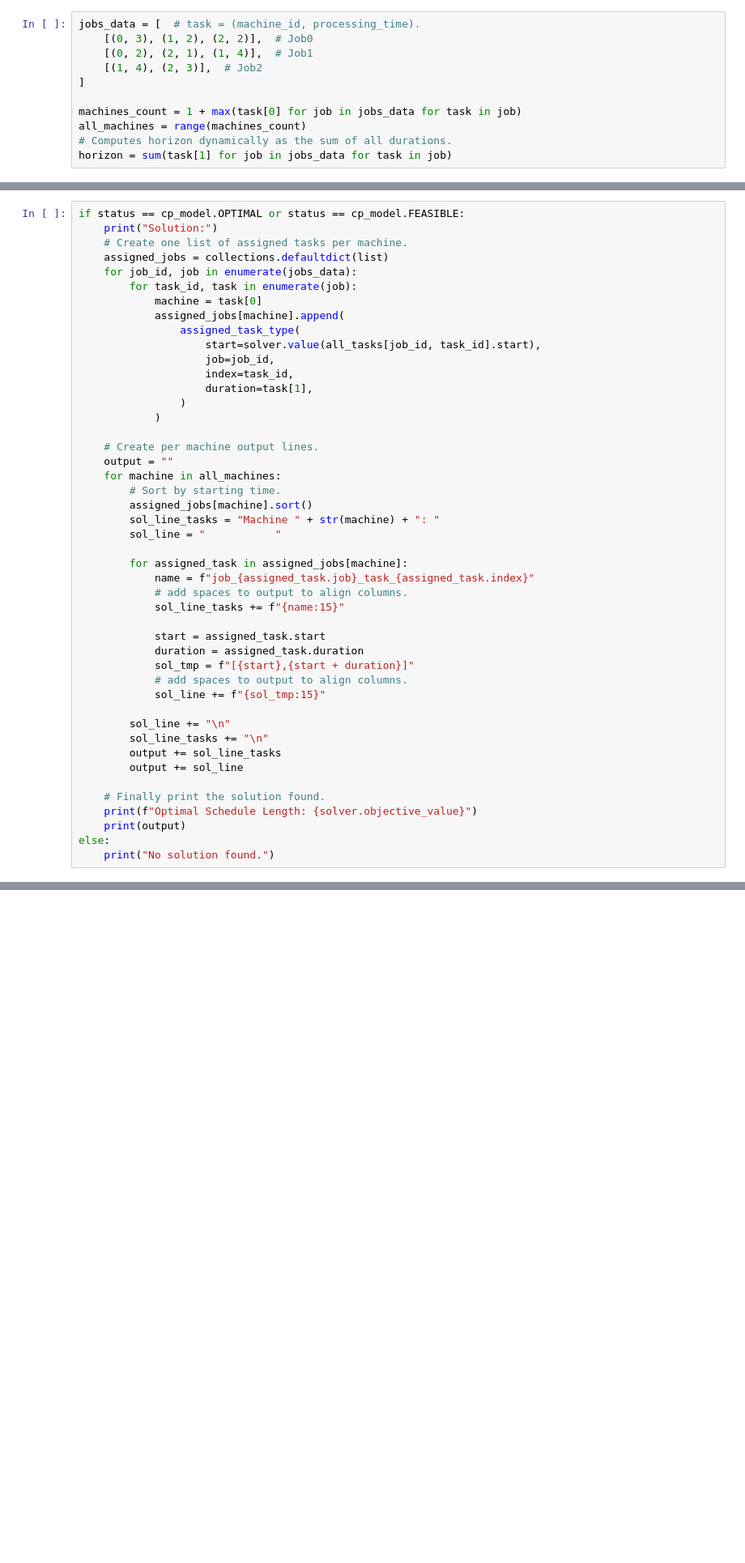
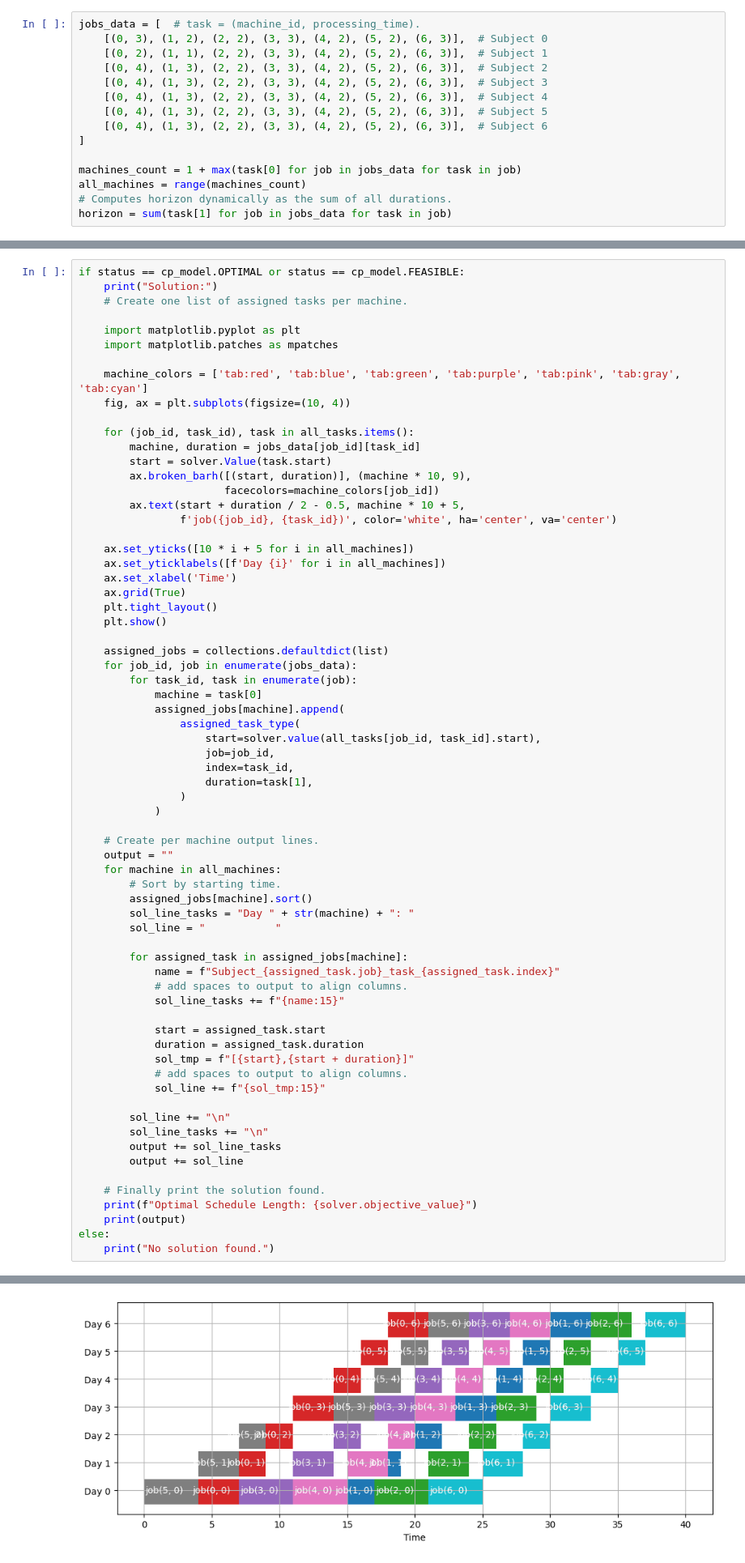
Before and after one commit to BiratBC/YojanAI, a Jupyter notebook: ml-algo/scheduler-engine.ipynb, the cells around one changed output, grey strips where cells are left out. Shown: that part at 81% size. Cells and saved outputs as stored; diff of their text form; blank space fills up the shorter version.

```diff
--- a/ml-algo/scheduler-engine.ipynb
+++ b/ml-algo/scheduler-engine.ipynb
@@ -3,9 +4,13 @@ import collections
 from ortools.sat.python import cp_model
 # %%
 jobs_data = [  # task = (machine_id, processing_time).
-    [(0, 3), (1, 2), (2, 2)],  # Job0
-    [(0, 2), (2, 1), (1, 4)],  # Job1
-    [(1, 4), (2, 3)],  # Job2
+    [(0, 3), (1, 2), (2, 2), (3, 3), (4, 2), (5, 2), (6, 3)],  # Subject 0
+    [(0, 2), (1, 1), (2, 2), (3, 3), (4, 2), (5, 2), (6, 3)],  # Subject 1
+    [(0, 4), (1, 3), (2, 2), (3, 3), (4, 2), (5, 2), (6, 3)],  # Subject 2
+    [(0, 4), (1, 3), (2, 2), (3, 3), (4, 2), (5, 2), (6, 3)],  # Subject 3
+    [(0, 4), (1, 3), (2, 2), (3, 3), (4, 2), (5, 2), (6, 3)],  # Subject 4
+    [(0, 4), (1, 3), (2, 2), (3, 3), (4, 2), (5, 2), (6, 3)],  # Subject 5
+    [(0, 4), (1, 3), (2, 2), (3, 3), (4, 2), (5, 2), (6, 3)],  # Subject 6
 ]
 
 machines_count = 1 + max(task[0] for job in jobs_data for task in job)
@@ -64,6 +69,28 @@ status = solver.solve(model)
 if status == cp_model.OPTIMAL or status == cp_model.FEASIBLE:
     print("Solution:")
     # Create one list of assigned tasks per machine.
+
+    import matplotlib.pyplot as plt
+    import matplotlib.patches as mpatches
+
+    machine_colors = ['tab:red', 'tab:blue', 'tab:green', 'tab:purple', 'tab:pink', 'tab:gray', 'tab:cyan']
+    fig, ax = plt.subplots(figsize=(10, 4))
+
+    for (job_id, task_id), task in all_tasks.items():
+        machine, duration = jobs_data[job_id][task_id]
+        start = solver.Value(task.start)
+        ax.broken_barh([(start, duration)], (machine * 10, 9),
+                       facecolors=machine_colors[job_id])
+        ax.text(start + duration / 2 - 0.5, machine * 10 + 5,
+                f'job({job_id}, {task_id})', color='white', ha='center', va='center')
+
+    ax.set_yticks([10 * i + 5 for i in all_machines])
+    ax.set_yticklabels([f'Day {i}' for i in all_machines])
+    ax.set_xlabel('Time')
+    ax.grid(True)
+    plt.tight_layout()
+    plt.show()
+
     assigned_jobs = collections.defaultdict(list)
     for job_id, job in enumerate(jobs_data):
         for task_id, task in enumerate(job):
@@ -82,11 +109,11 @@ if status == cp_model.OPTIMAL or status == cp_model.FEASIBLE:
     for machine in all_machines:
         # Sort by starting time.
         assigned_jobs[machine].sort()
-        sol_line_tasks = "Machine " + str(machine) + ": "
+        sol_line_tasks = "Day " + str(machine) + ": "
         sol_line = "           "
 
         for assigned_task in assigned_jobs[machine]:
-            name = f"job_{assigned_task.job}_task_{assigned_task.index}"
+            name = f"Subject_{assigned_task.job}_task_{assigned_task.index}"
             # add spaces to output to align columns.
             sol_line_tasks += f"{name:15}"
 
@@ -117,0 +138 @@ Machine 2: job_1_task_1   job_2_task_1   job_0_task_2
+[figure, added]
```
Also changed, not shown: parts of 2 cells of this notebook, 28 other files.
